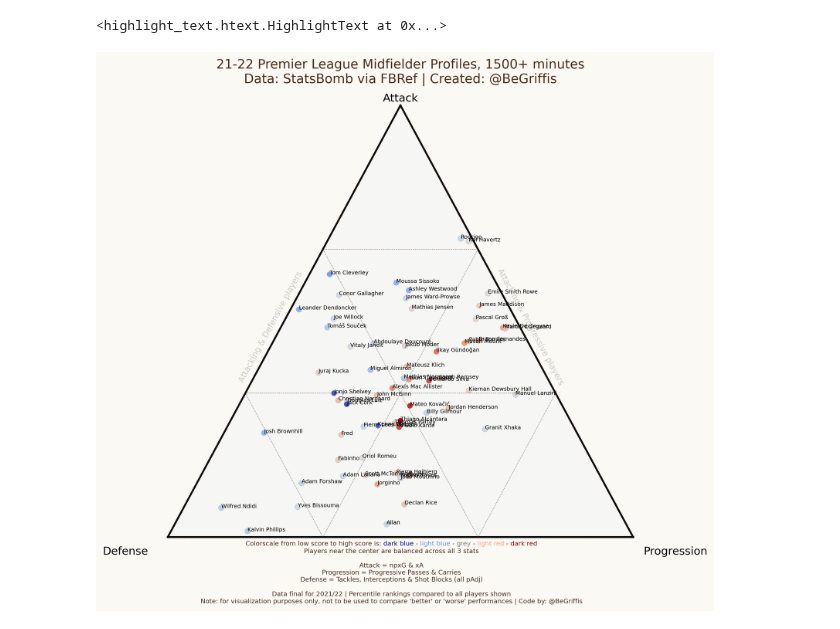
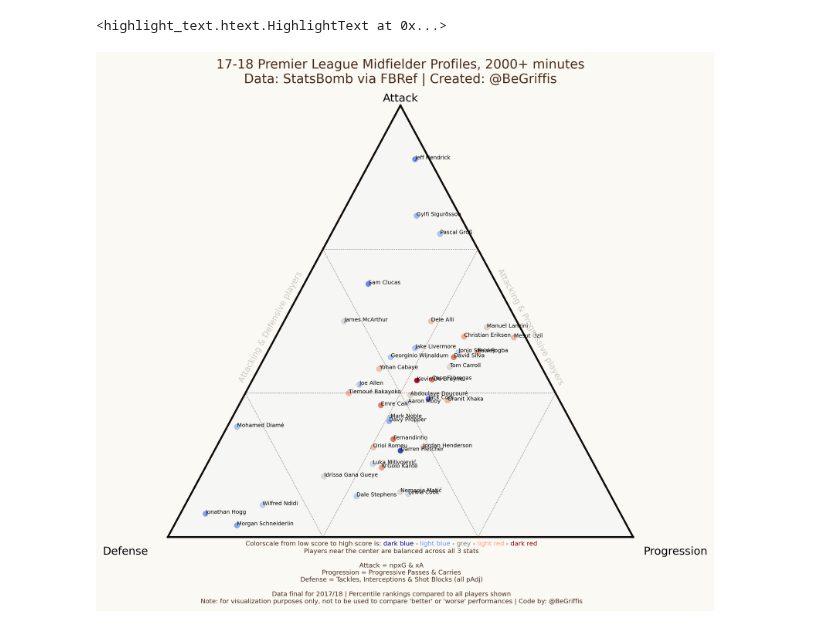
Before and after one commit to griffisben/Soccer-Analyses, a Jupyter notebook: Ternary Plots.ipynb, the cells around one changed output. Saved outputs shown, nothing was run; the diff lists cells and outputs as text; code cells hidden in the pictures.

```diff
--- a/Ternary Plots.ipynb
+++ b/Ternary Plots.ipynb
@@ -18,13 +18,13 @@ matplotlib.rcParams['figure.figsize'] = (10, 10)
 
 ############# Set your variables here! Season to Sig is all you need to change!
 
-season = '21-22'
+season = '17-18'
 
 # Include a note. Either if the season has finished, or if it's still in progress, the date of creation
-data_time = 'Data final for 2021/22'
+data_time = 'Data final for 2017/18'
 
 
-mins = 1500                       # Minutes for filer on
+mins = 2000                       # Minutes for filer on
 comp = "Premier League"           # League you want to show. Leave blank to do top 5 together
 pos = 'Midfielder'          # See list below
 sig = '@BeGriffis'                # Your twitter/website/etc handle
@@ -218,7 +218,8 @@ tax.scatter(points,
             vmin=min(colors), vmax=max(colors),
             label=player_list,
            )
-
+if comp == '':
+    comp = 'Top 5 Leagues'
 tax.set_title("%s %s %s Profiles, %i+ minutes\nData: StatsBomb via FBRef | Created: %s" %(ssn, comp, pos, mins, sig),
               fontsize=14, color='#4A2E19')
 tax.right_corner_label(stat1, fontsize=12, offset=.15)
@@ -228,31 +229,31 @@ tax.left_axis_label("Attacking & Defensive players", fontsize=9, offset=.05, col
 tax.right_axis_label("Attacking & Progressive players", fontsize=9, offset=.05, color='#cac9c5')
 
 ##### IMPORTANT!! This is the title. You will need to edit it if you change any variables. the '\n', for those who don't know it, adds a new line.
 tax.bottom_axis_label("\nPlayers near the center are balanced across all 3 stats\n\nAttack = npxG & xA\nProgression = Progressive Passes & Carries\nDefense = Tackles, Interceptions & Shot Blocks (all pAdj)\n\n%s | Percentile rankings compared to all players shown\nNote: for visualization purposes only, not to be used to compare 'better' or 'worse' performances | Code by: @BeGriffis" %data_time,
                       fontsize=7, offset=.07,
                      color='#4A2E19')
 
 tax.get_axes().axis('off')
 
 # The fun part... adding player names. Feel free to play around with the font size & color
 for i, txt in enumerate(points):
     tax.annotate(player_list[i], points[i], fontsize=6,
                      color='black')
 
 fig = plt.gcf()
 fig.set_facecolor('#fbf9f4')
 
 color_text = 'Colorscale from low score to high score is: <dark blue> - <light blue> - <grey> - <light red> - <dark red>'
 fig_text(
     0.278, 0.195, color_text, color="#4A2E19",
     highlight_textprops=[{"color": 'darkblue'},
                          {'color' : 'cornflowerblue'},
                          {"color" : 'grey'},
                          {"color" : 'lightsalmon'},
                          {'color' : 'darkred'}
                         ],
     size=7, fig=fig,
 )
 # %% [output]
 <highlight_text.htext.HighlightText at 0x...>
-[figure, old version]
+[figure, new version]
```
